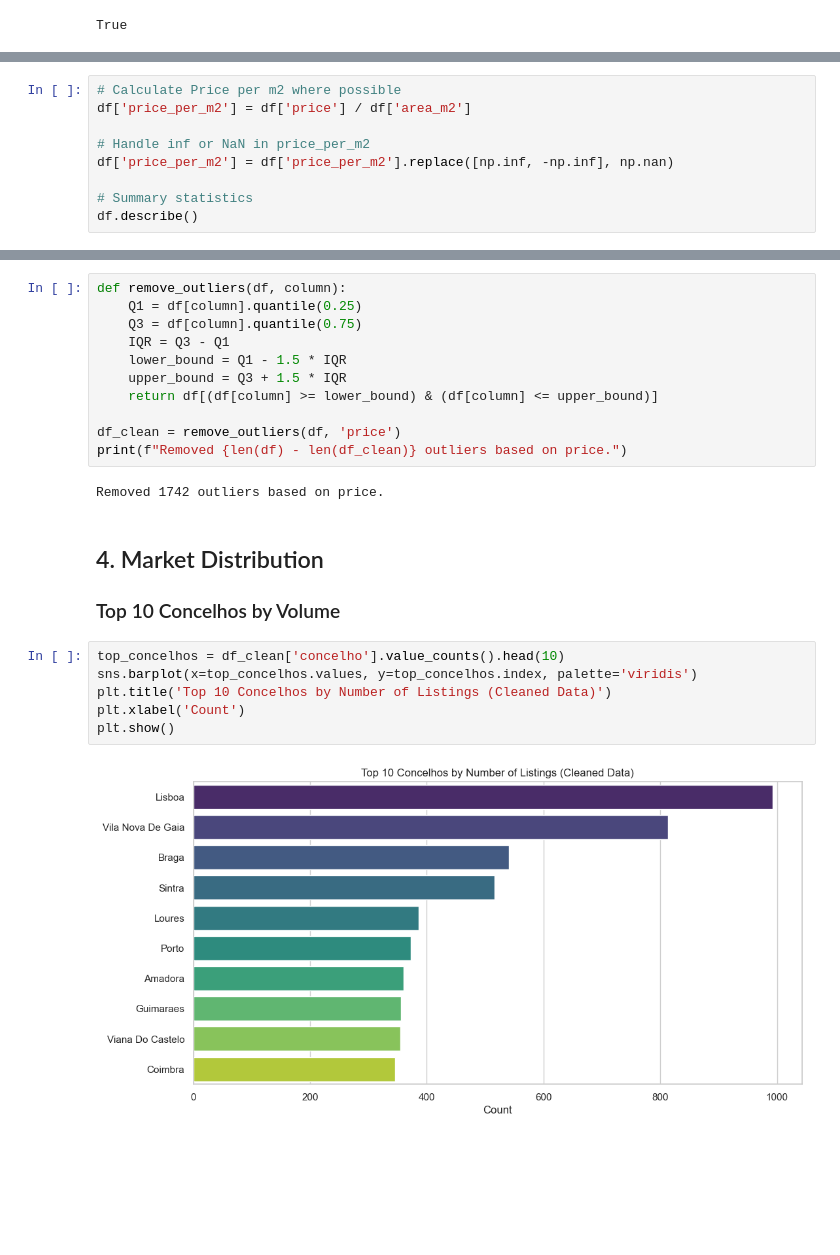
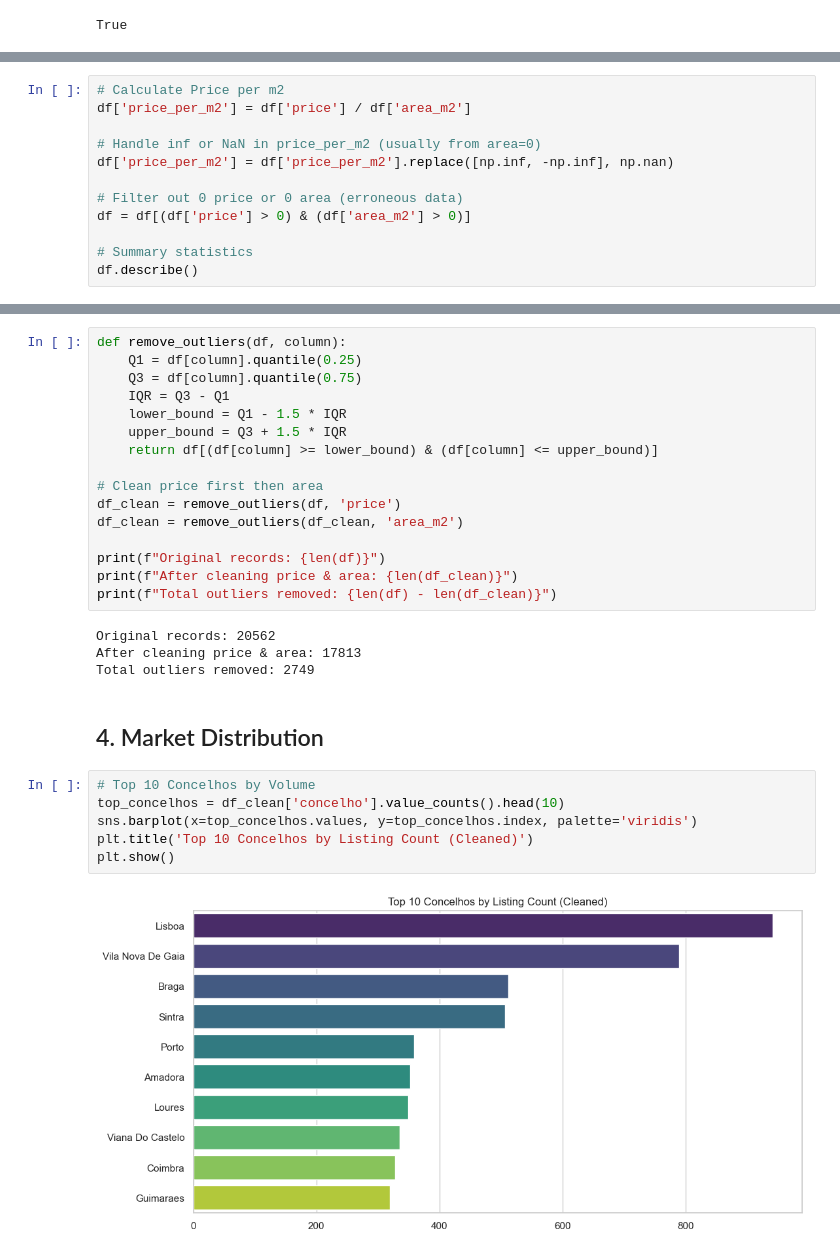
Before and after one commit to vascopud/End-to-End-Portugal-Real-Estate-Analytics, a Jupyter notebook: notebooks/eda_analysis.ipynb, the cells around one changed output, grey strips where cells are left out. Cells and saved outputs as stored; diff of their text form; blank space fills up the shorter version.

Commit message:
Update EDA and add Price Prediction Modeling notebook

```diff
--- a/notebooks/eda_analysis.ipynb
+++ b/notebooks/eda_analysis.ipynb
@@ -56,9 +56,12 @@ Calculate the Price per m² and handle any obvious data inconsistencies.
 # %%
-# Calculate Price per m2 where possible
+# Calculate Price per m2
 df['price_per_m2'] = df['price'] / df['area_m2']
 
-# Handle inf or NaN in price_per_m2
+# Handle inf or NaN in price_per_m2 (usually from area=0)
 df['price_per_m2'] = df['price_per_m2'].replace([np.inf, -np.inf], np.nan)
+
+# Filter out 0 price or 0 area (erroneous data)
+df = df[(df['price'] > 0) & (df['area_m2'] > 0)]
 
 # Summary statistics
 df.describe()
@@ -83,19 +88,24 @@ def remove_outliers(df, column):
     upper_bound = Q3 + 1.5 * IQR
     return df[(df[column] >= lower_bound) & (df[column] <= upper_bound)]
 
+# Clean price first then area
 df_clean = remove_outliers(df, 'price')
-print(f"Removed {len(df) - len(df_clean)} outliers based on price.")
+df_clean = remove_outliers(df_clean, 'area_m2')
+
+print(f"Original records: {len(df)}")
+print(f"After cleaning price & area: {len(df_clean)}")
+print(f"Total outliers removed: {len(df) - len(df_clean)}")
 # %% [output]
-Removed 1742 outliers based on price.
+Original records: 20562
+After cleaning price & area: 17813
+Total outliers removed: 2749
 # %% [markdown]
 ## 4. Market Distribution
-
-### Top 10 Concelhos by Volume
 # %%
+# Top 10 Concelhos by Volume
 top_concelhos = df_clean['concelho'].value_counts().head(10)
 sns.barplot(x=top_concelhos.values, y=top_concelhos.index, palette='viridis')
-plt.title('Top 10 Concelhos by Number of Listings (Cleaned Data)')
-plt.xlabel('Count')
+plt.title('Top 10 Concelhos by Listing Count (Cleaned)')
 plt.show()
 # %% [output]
-[figure, old version]
+[figure, new version]
```
Also changed, not shown: parts of 20 cells of this notebook, 1 other file.
